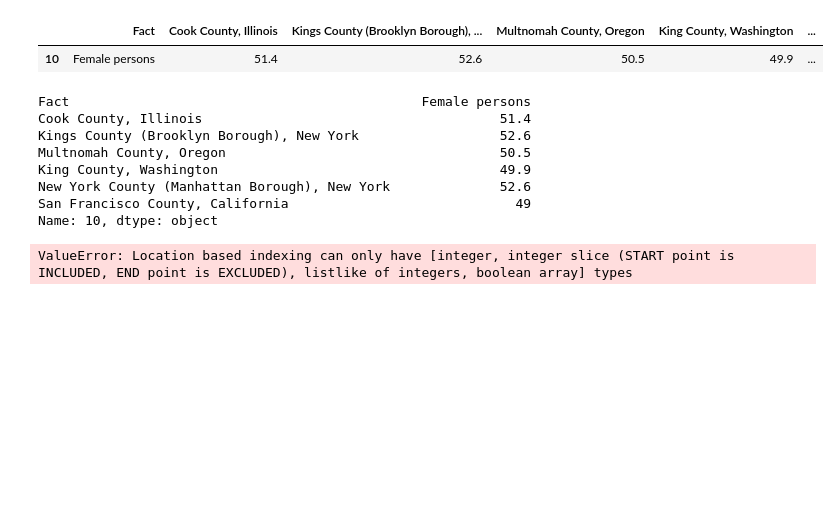
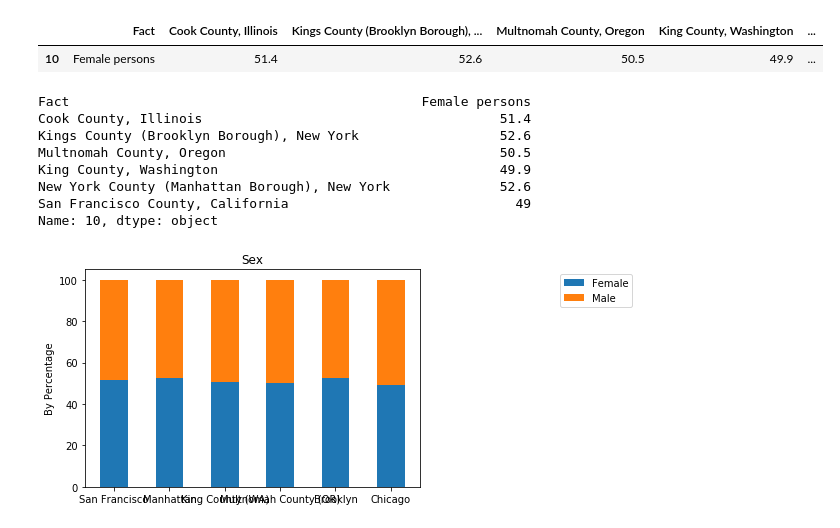
Before and after one commit to vanessaoakes/Escape-the-Bay, a Jupyter notebook: Out of State Age-Race-Sex.ipynb, the cells around one changed output. Cells and saved outputs as stored; diff of their text form; code cells hidden in the pictures; blank space fills up the shorter version.

```diff
--- a/Out of State Age-Race-Sex.ipynb
+++ b/Out of State Age-Race-Sex.ipynb
@@ -257,39 +257,39 @@ New York County (Manhattan Borough), New York              52.6
 San Francisco County, California                             49
 Name: 10, dtype: object
 # %%
-#Need to be stretched.
+
 
 county = ['San Francisco County, California',
                 'New York County (Manhattan Borough), New York',
                  'King County, Washington',
                 'Multnomah County, Oregon',
                  'Kings County (Brooklyn Borough), New York',
                 'Cook County, Illinois']
 
 N = 6
 ind = np.arange(N)
 width = 0.50
 
 #Female
 female = out_sex.iloc[0, 1:7]
 
 #Male
 male_sex = 100-female
 
 
 #Plot
 p1 = plt.bar(ind,female,width)
-p2 = plt.bar(ind,male_sex,width)
+p2 = plt.bar(ind,male_sex,width,bottom=female)
 
 plt.legend((p1[0], p2[0]),
            ('Female', 'Male'),loc='upper right',
           bbox_to_anchor =(1.65, 1.0))
 
 plt.ylabel('By Percentage')
 plt.title('Sex')
 plt.xticks(ind, ('San Francisco', 'Manhattan', 'King County (WA)', 'Multnomah County (OR)',
                 'Brooklyn', 'Chicago'))
 
 plt.show()
 # %% [output]
-ValueError: Location based indexing can only have [integer, integer slice (START point is INCLUDED, END point is EXCLUDED), listlike of integers, boolean array] types
+[figure, added]
```
